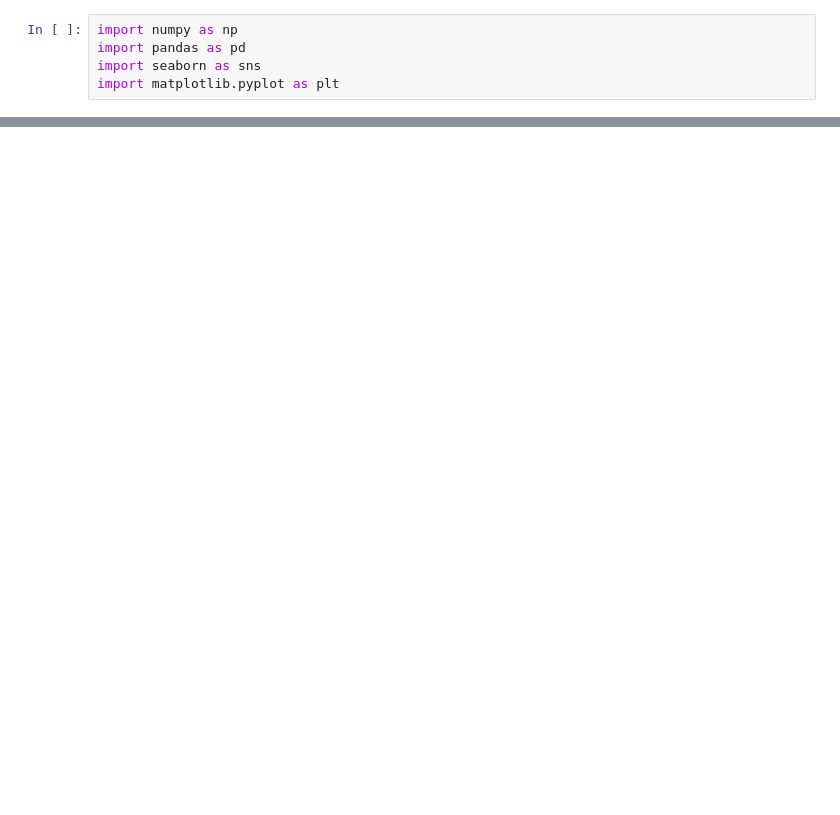
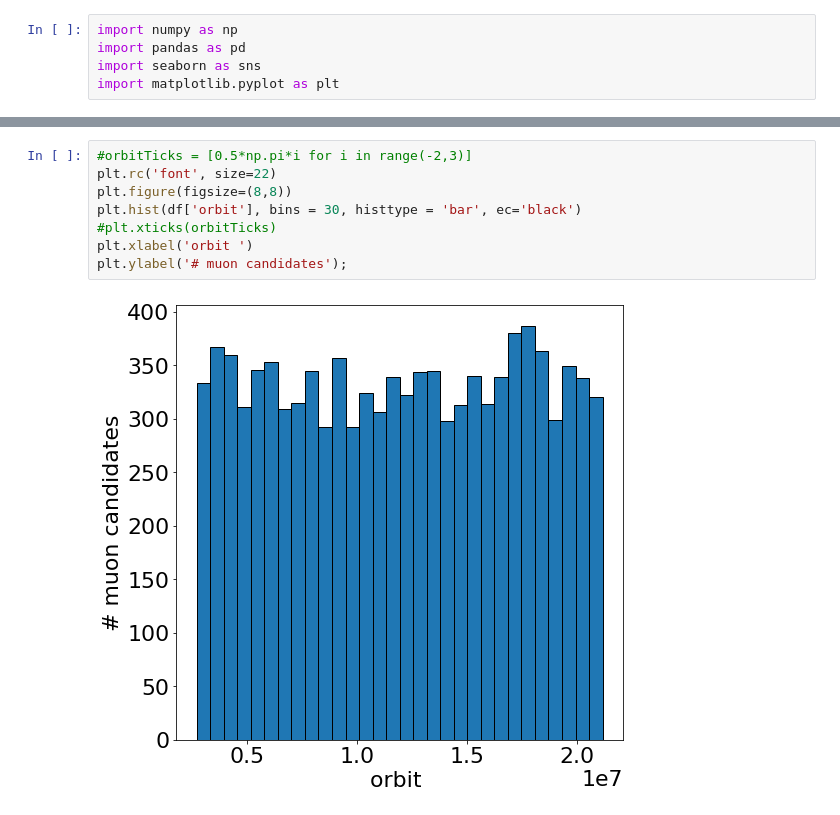
Before and after one commit to GeorgeAlex22/scout, a Jupyter notebook: Test__scout_326790_000000_trunc.ipynb, the cells around one changed output, grey strips where cells are left out. Drawn from its saved outputs; the diff is of its cells as text; blank space fills up the shorter version.

```diff
--- a/Test__scout_326790_000000_trunc.ipynb
+++ b/Test__scout_326790_000000_trunc.ipynb
@@ -57,3 +20,13 @@ Text(0,0.5,'# muon candidates')
+# %%
+#orbitTicks = [0.5*np.pi*i for i in range(-2,3)]
+plt.rc('font', size=22)
+plt.figure(figsize=(8,8))
+plt.hist(df['orbit'], bins = 30, histtype = 'bar', ec='black')
+#plt.xticks(orbitTicks)
+plt.xlabel('orbit ')
+plt.ylabel('# muon candidates');
+# %% [output]
+[figure, added]
 # %%
 # bunch clock frequency = 40.07897 MHz
 # orbit clock frequency = 11.2455 kHz
```
Also changed, not shown: parts of 8 cells of this notebook, 1 other file.
